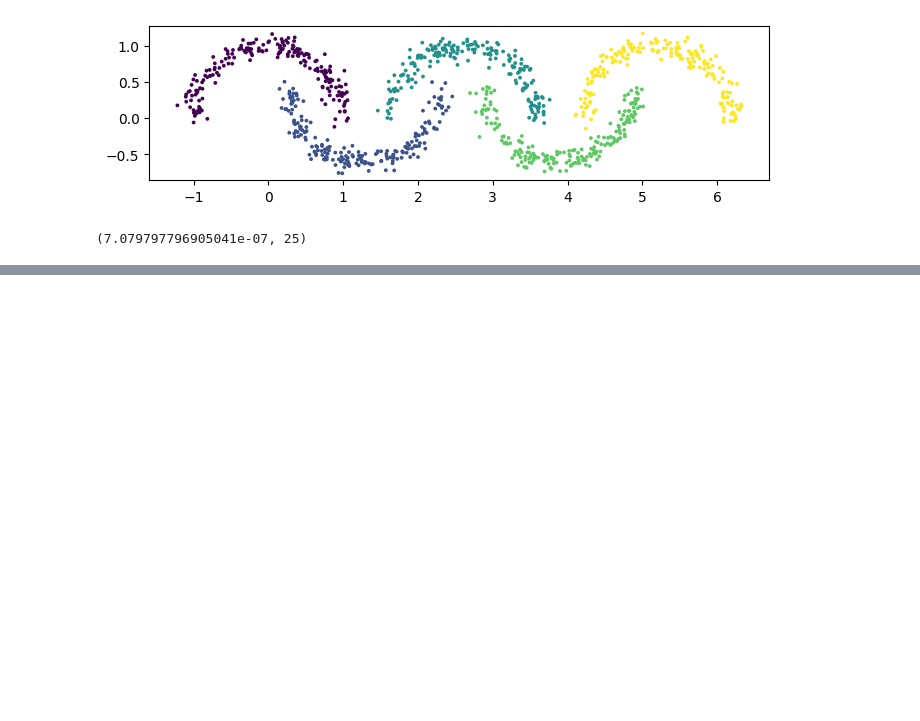
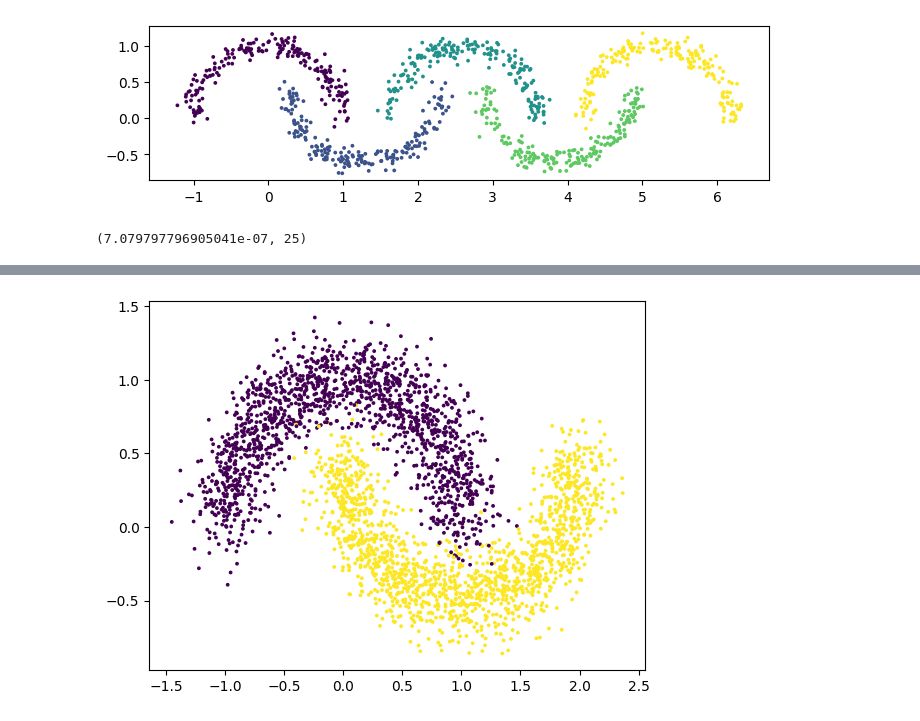
Before and after one commit to uol-feps-soc-comp3932-2324-classroom/synoptic-project-cassimpatel, a Jupyter notebook: prelim_analysis/network_datasets.ipynb, the cells around one changed output, grey strips where cells are left out. Drawn from its saved outputs; the diff is of its cells as text; code cells hidden in the pictures; blank space fills up the shorter version.

```diff
--- a/prelim_analysis/network_datasets.ipynb
+++ b/prelim_analysis/network_datasets.ipynb
@@ -291,3 +285,9 @@ The autoreload extension is already loaded. To reload it, use:
+# %%
+X, labels = sklearn.datasets.make_moons(n_samples=3000, shuffle=True, noise=0.15, random_state=42)
+plt.scatter(X[:,0], X[:,1], c=labels, s=3)
+plt.show()
+# %% [output]
+[figure, added]
 # %%
 import importlib
 import src
```
Also changed, not shown: parts of 4 cells of this notebook, 1 other file.
